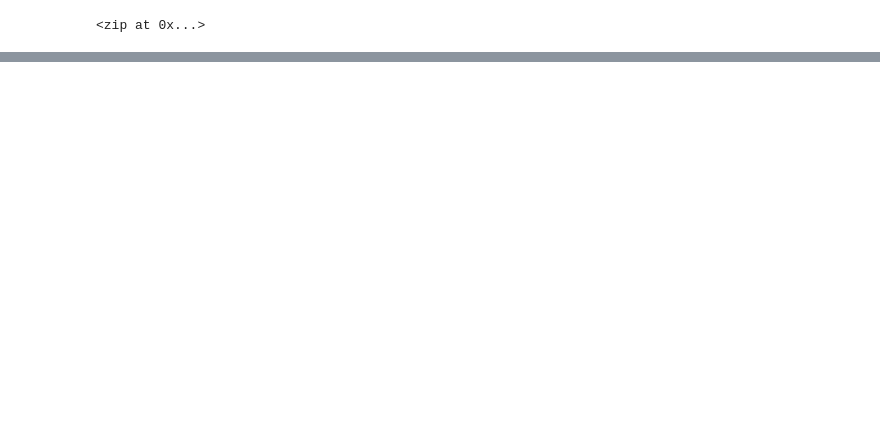
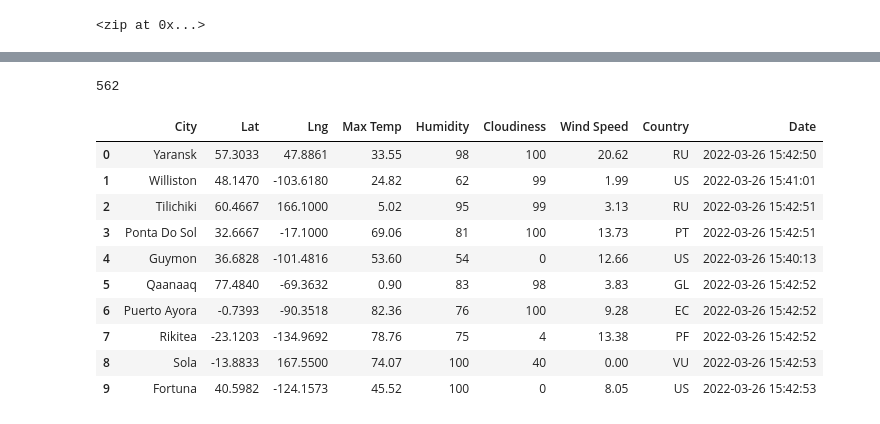
Before and after one commit to zeenaali/World_Weather_Analysis, a Jupyter notebook: WeatherPy.ipynb, the cells around one changed output, grey strips where cells are left out. Saved outputs shown, nothing was run; the diff lists cells and outputs as text; code cells hidden in the pictures; blank space fills up the shorter version.

```diff
--- a/WeatherPy.ipynb
+++ b/WeatherPy.ipynb
@@ -32,0 +158,20 @@ len(cities)
+# %%
+len(city_data)
+# %% [output]
+562
+# %%
+# Convert the array of dictionaries to a Pandas DataFrame.
+city_data_df = pd.DataFrame(city_data)
+city_data_df.head(10)
+# %% [output]
+|  | City | Lat | Lng | Max Temp | Humidity | Cloudiness | Wind Speed | Country | Date |
+| 0 | Yaransk | 57.3033 | 47.8861 | 33.55 | 98 | 100 | 20.62 | RU | 2022-03-26 15:42:50 |
+| 1 | Williston | 48.1470 | -103.6180 | 24.82 | 62 | 99 | 1.99 | US | 2022-03-26 15:41:01 |
+| 2 | Tilichiki | 60.4667 | 166.1000 | 5.02 | 95 | 99 | 3.13 | RU | 2022-03-26 15:42:51 |
+| 3 | Ponta Do Sol | 32.6667 | -17.1000 | 69.06 | 81 | 100 | 13.73 | PT | 2022-03-26 15:42:51 |
+| 4 | Guymon | 36.6828 | -101.4816 | 53.60 | 54 | 0 | 12.66 | US | 2022-03-26 15:40:13 |
+| 5 | Qaanaaq | 77.4840 | -69.3632 | 0.90 | 83 | 98 | 3.83 | GL | 2022-03-26 15:42:52 |
+| 6 | Puerto Ayora | -0.7393 | -90.3518 | 82.36 | 76 | 100 | 9.28 | EC | 2022-03-26 15:42:52 |
+| 7 | Rikitea | -23.1203 | -134.9692 | 78.76 | 75 | 4 | 13.38 | PF | 2022-03-26 15:42:52 |
+| 8 | Sola | -13.8833 | 167.5500 | 74.07 | 100 | 40 | 0.00 | VU | 2022-03-26 15:42:53 |
+| 9 | Fortuna | 40.5982 | -124.1573 | 45.52 | 100 | 0 | 8.05 | US | 2022-03-26 15:42:53 |
```
Also changed, not shown: parts of 9 cells of this notebook, 3 other files.
